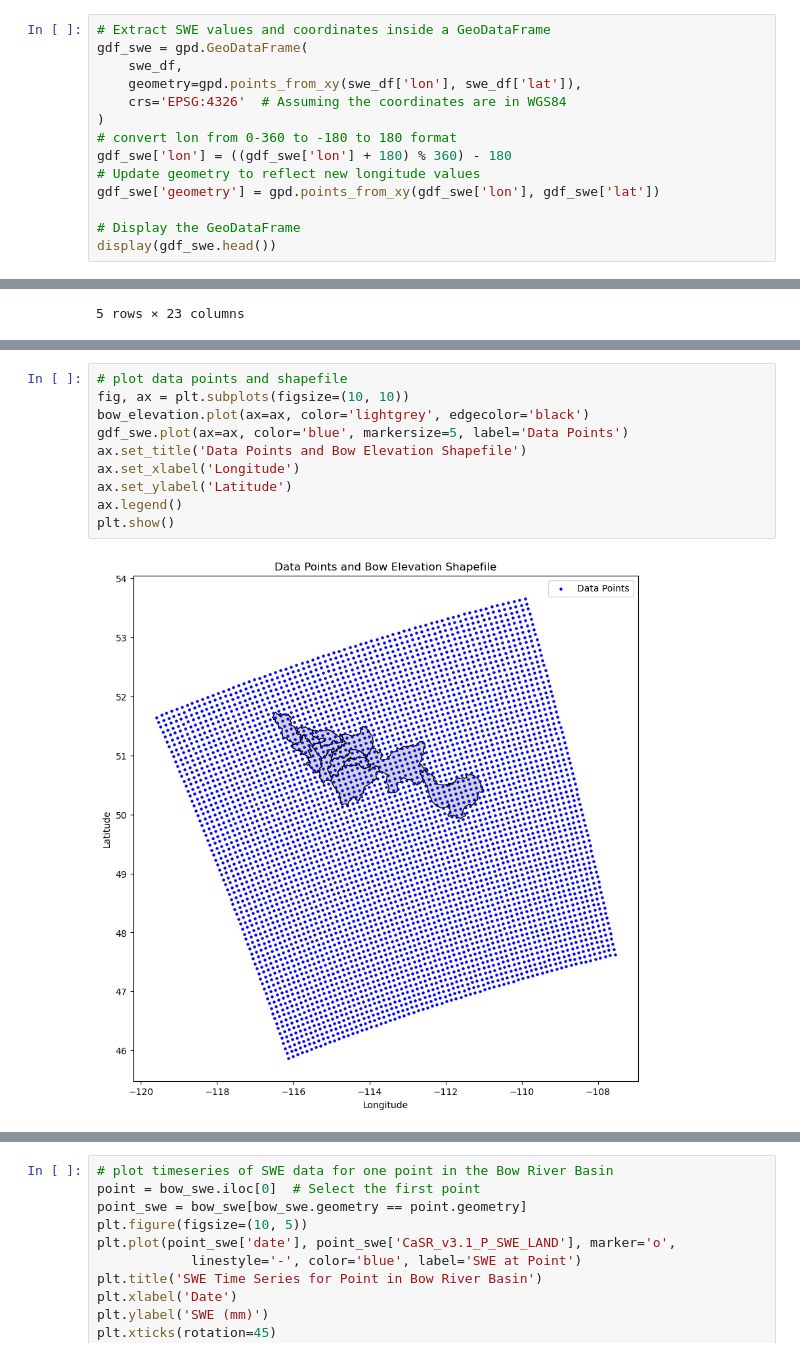
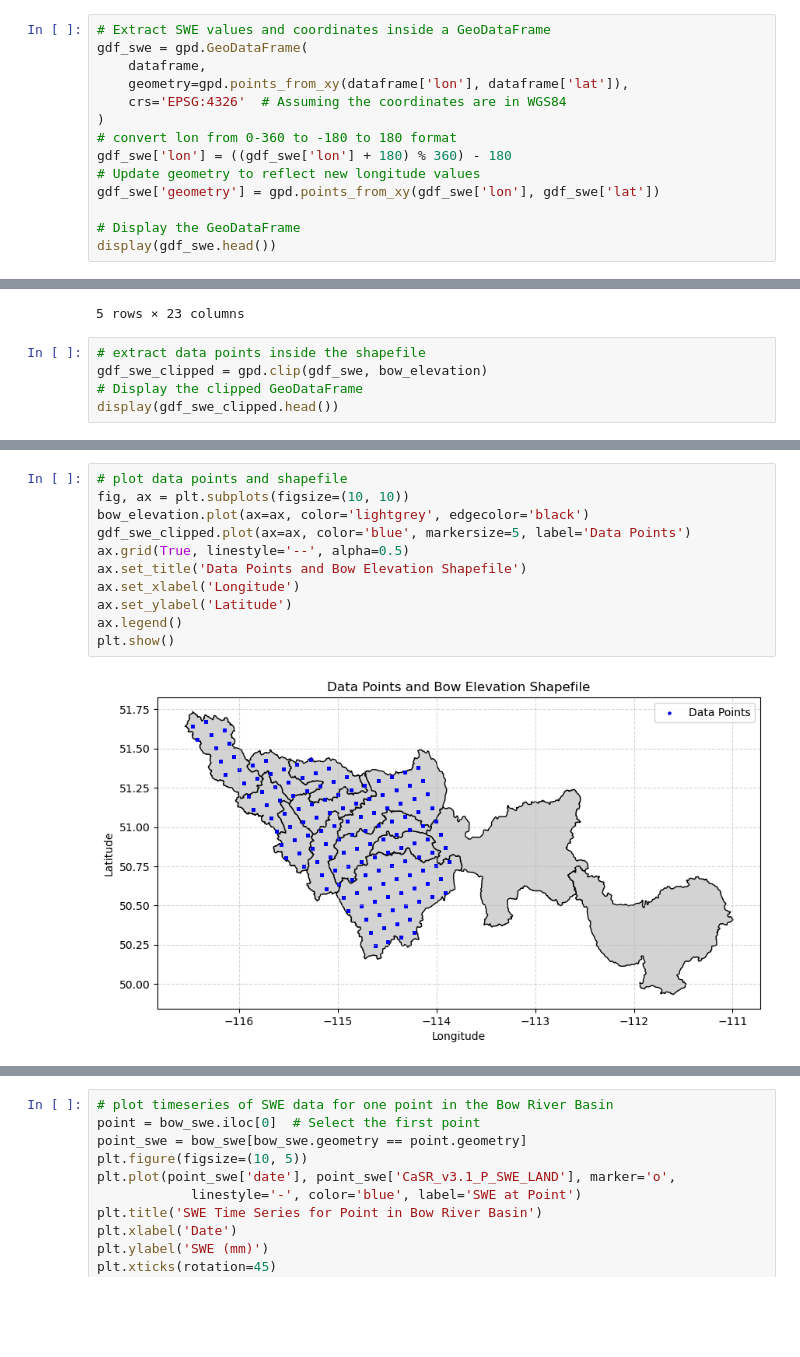
Before and after one commit to hasithajayamaha/snowdroughtindex-main, a Jupyter notebook: notebooks/workflows/0.3_CaSR_data_preparation.ipynb, the cells around one changed output, grey strips where cells are left out. Cells and saved outputs as stored; diff of their text form; blank space fills up the shorter version.

```diff
--- a/notebooks/workflows/0.3_CaSR_data_preparation.ipynb
+++ b/notebooks/workflows/0.3_CaSR_data_preparation.ipynb
@@ -110,8 +95,8 @@ display(swe_df.head())
 # %%
 # Extract SWE values and coordinates inside a GeoDataFrame
 gdf_swe = gpd.GeoDataFrame(
-    swe_df,
-    geometry=gpd.points_from_xy(swe_df['lon'], swe_df['lat']),
+    dataframe,
+    geometry=gpd.points_from_xy(dataframe['lon'], dataframe['lat']),
     crs='EPSG:4326'  # Assuming the coordinates are in WGS84
 )
 # convert lon from 0-360 to -180 to 180 format
@@ -147,3 +132,8 @@ display(bow_elevation.head())
 | 3 | AB | 20070228 | 1 | 05BK000 | 0 | NHN-CL1 | 05 | 05B | 05BK | 05BK | ... |
 | 4 | AB | 20070302 | 1 | 05BE000 | 0 | NHN-CL1 | 05 | 05B | 05BE | 05BE | ... |
 5 rows × 23 columns
+# %%
+# extract data points inside the shapefile
+gdf_swe_clipped = gpd.clip(gdf_swe, bow_elevation)
+# Display the clipped GeoDataFrame
+display(gdf_swe_clipped.head())
@@ -150,12 +147,13 @@ display(bow_elevation.head())
 # %%
 # plot data points and shapefile
 fig, ax = plt.subplots(figsize=(10, 10))
 bow_elevation.plot(ax=ax, color='lightgrey', edgecolor='black')
-gdf_swe.plot(ax=ax, color='blue', markersize=5, label='Data Points')
+gdf_swe_clipped.plot(ax=ax, color='blue', markersize=5, label='Data Points')
+ax.grid(True, linestyle='--', alpha=0.5)
 ax.set_title('Data Points and Bow Elevation Shapefile')
 ax.set_xlabel('Longitude')
 ax.set_ylabel('Latitude')
 ax.legend()
 plt.show()
 # %% [output]
-[figure, old version]
+[figure, new version]
```
Also changed, not shown: parts of 12 cells of this notebook.
